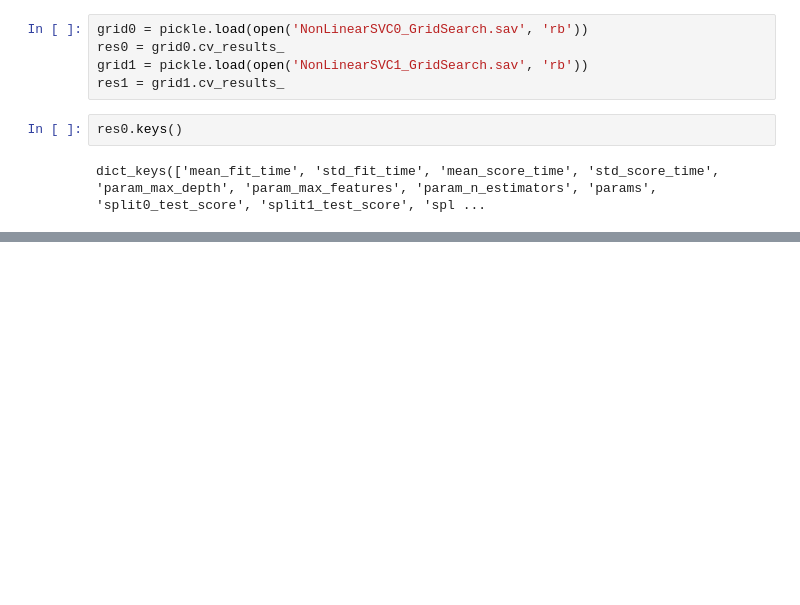
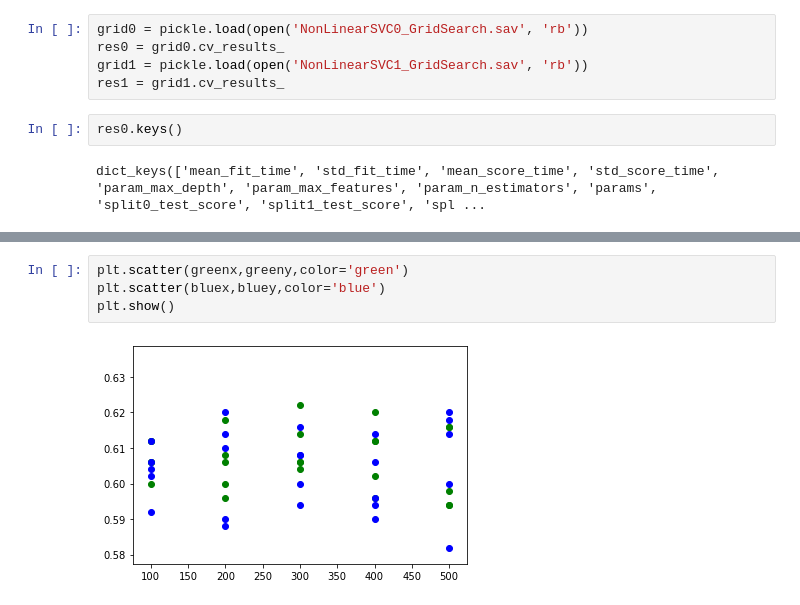
Before and after one commit to bojunyang24/CS4641, a Jupyter notebook: finalproject/testing.ipynb, the cells around one changed output, grey strips where cells are left out. Drawn from its saved outputs; the diff is of its cells as text; blank space fills up the shorter version.

```diff
--- a/finalproject/testing.ipynb
+++ b/finalproject/testing.ipynb
@@ -173,0 +213,6 @@ name[0:len(name)-2]
+# %%
+plt.scatter(greenx,greeny,color='green')
+plt.scatter(bluex,bluey,color='blue')
+plt.show()
+# %% [output]
+[figure, added]
```
Also changed, not shown: parts of 15 cells of this notebook, 18 other files.
